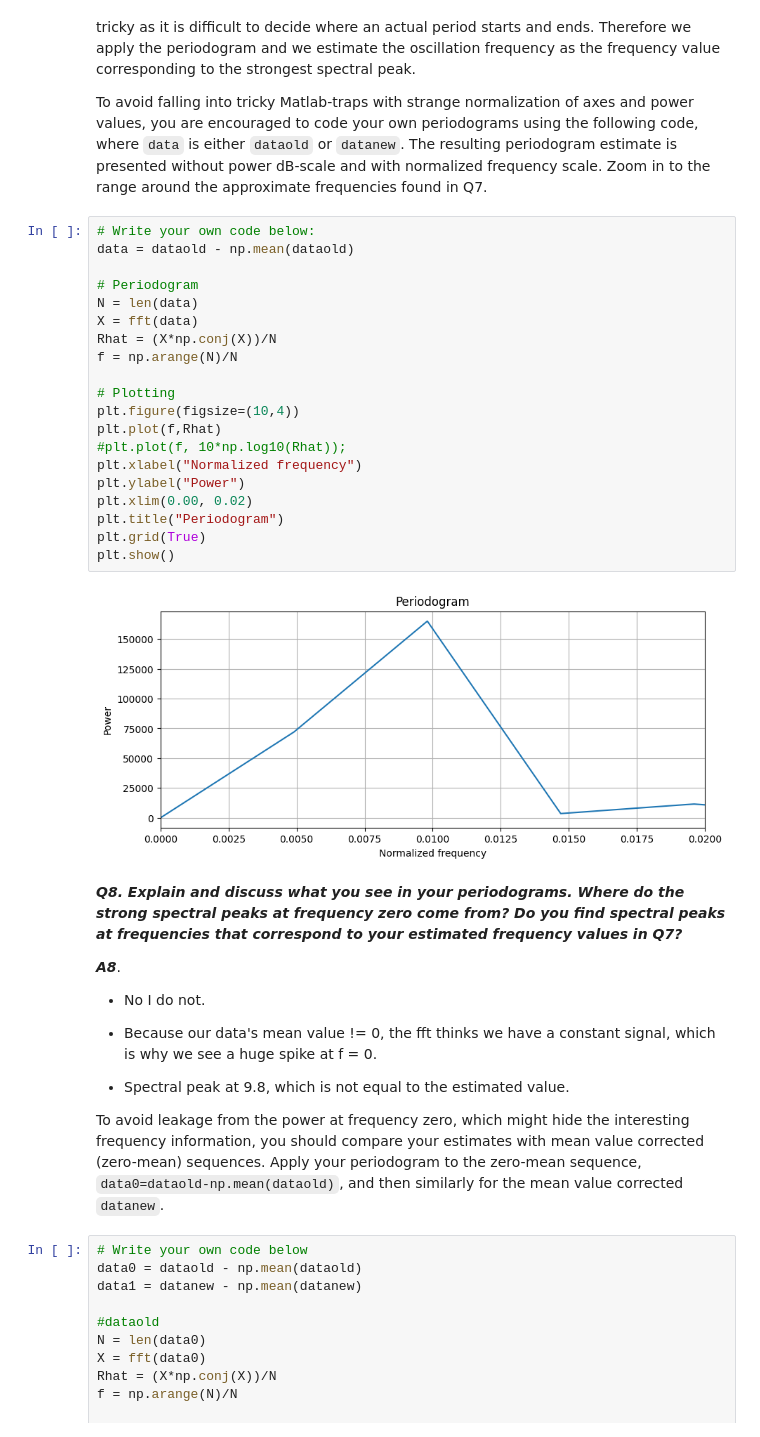
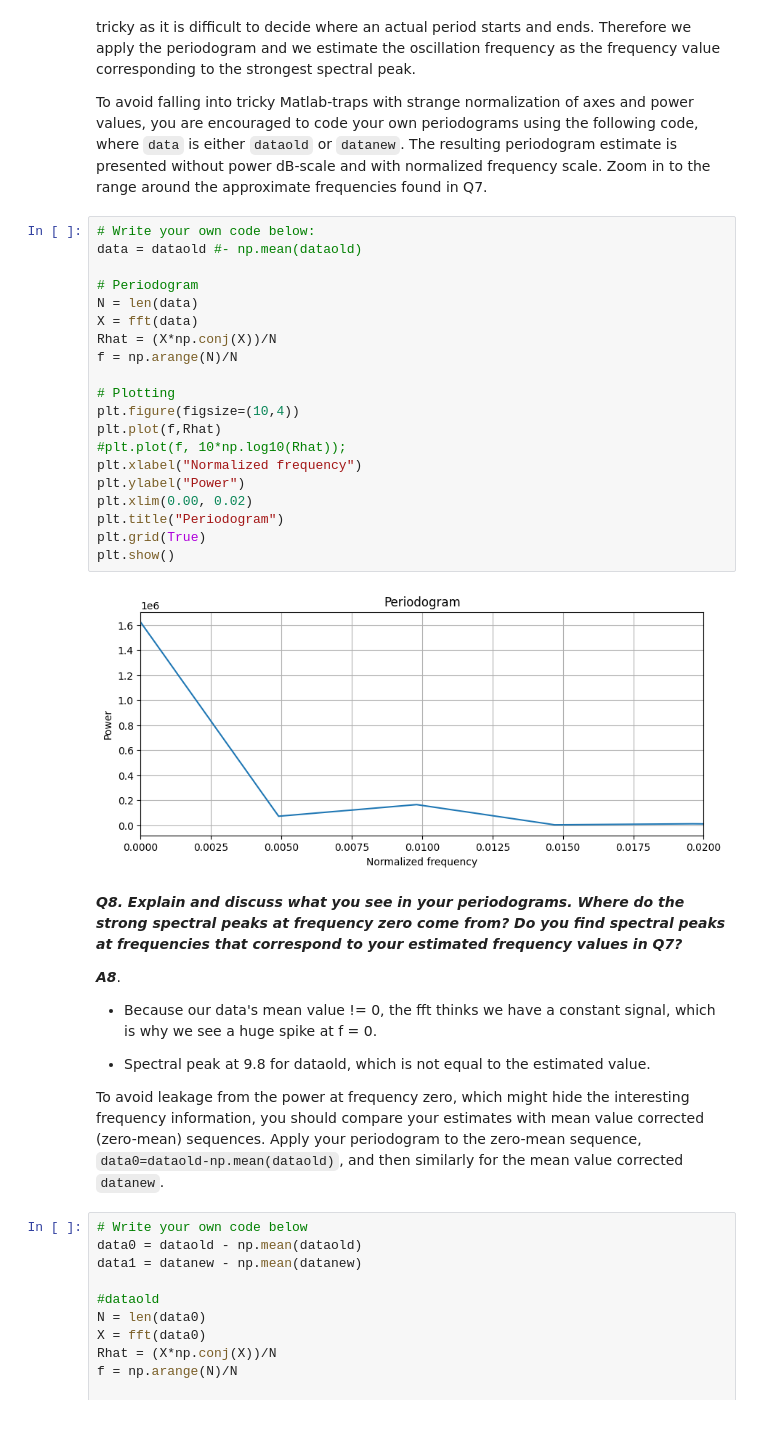
Before and after one commit to axellangenskiold/fmsf10, a Jupyter notebook: pythonLab3.ipynb, the cells around one changed output. Cells and saved outputs as stored; diff of their text form.

```diff
--- a/pythonLab3.ipynb
+++ b/pythonLab3.ipynb
@@ -343,36 +343,34 @@ To estimate oscillation period and corresponding frequency directly from data mi
 To avoid falling into tricky Matlab-traps with strange normalization of axes and power values, you are encouraged to code your own periodograms using the following code, where `data` is either `dataold` or `datanew`. The resulting periodogram estimate is presented without power dB-scale and with normalized frequency scale. Zoom in to the range around the approximate frequencies found in Q7.
 # %%
 # Write your own code below:
-data = dataold - np.mean(dataold)
+data = dataold #- np.mean(dataold)
 
 # Periodogram
 N = len(data)
 X = fft(data)
 Rhat = (X*np.conj(X))/N
 f = np.arange(N)/N
 
 # Plotting
 plt.figure(figsize=(10,4))
 plt.plot(f,Rhat)
 #plt.plot(f, 10*np.log10(Rhat));
 plt.xlabel("Normalized frequency")
 plt.ylabel("Power")
 plt.xlim(0.00, 0.02)
 plt.title("Periodogram")
 plt.grid(True)
 plt.show()
 # %% [output]
-[figure, old version]
+[figure, new version]
 # %% [markdown]
 ***Q8. Explain and discuss what you see in your periodograms. Where do the strong spectral peaks at frequency zero come from? Do you find spectral peaks at frequencies that correspond to your estimated frequency values in Q7?***
 
 ***A8***.
 
-- No I do not.
-
 - Because our data's mean value != 0, the fft thinks we have a constant signal, which is why we see a huge spike at f = 0.
 
-- Spectral peak at 9.8, which is not equal to the estimated value.
+- Spectral peak at 9.8 for dataold, which is not equal to the estimated value.
 
 To avoid leakage from the power at frequency zero, which might hide the interesting frequency information, you should compare your estimates with mean value corrected (zero-mean) sequences. Apply your periodogram to the zero-mean sequence, `data0=dataold-np.mean(dataold)`, and then similarly for the mean value corrected `datanew`.
 # %%
```
Also changed, not shown: parts of 1 cell of this notebook.
